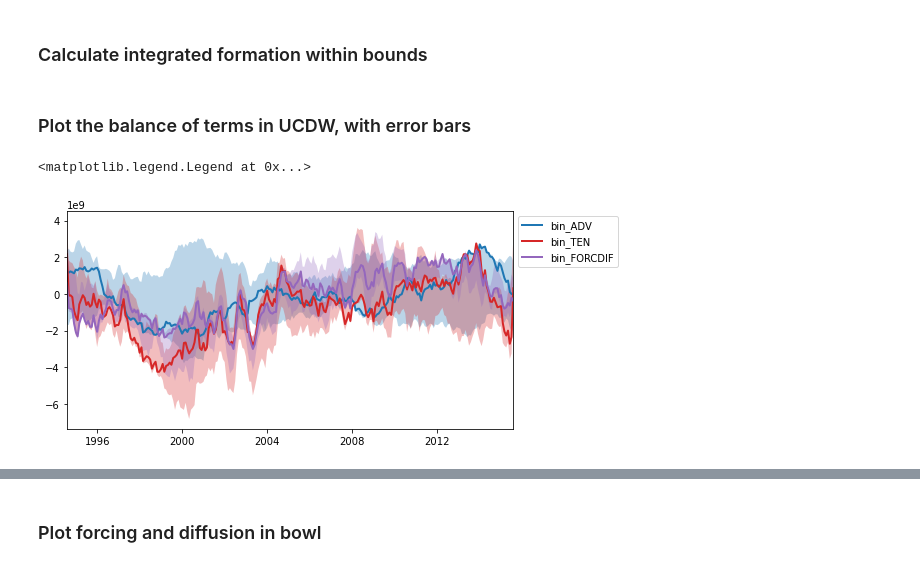
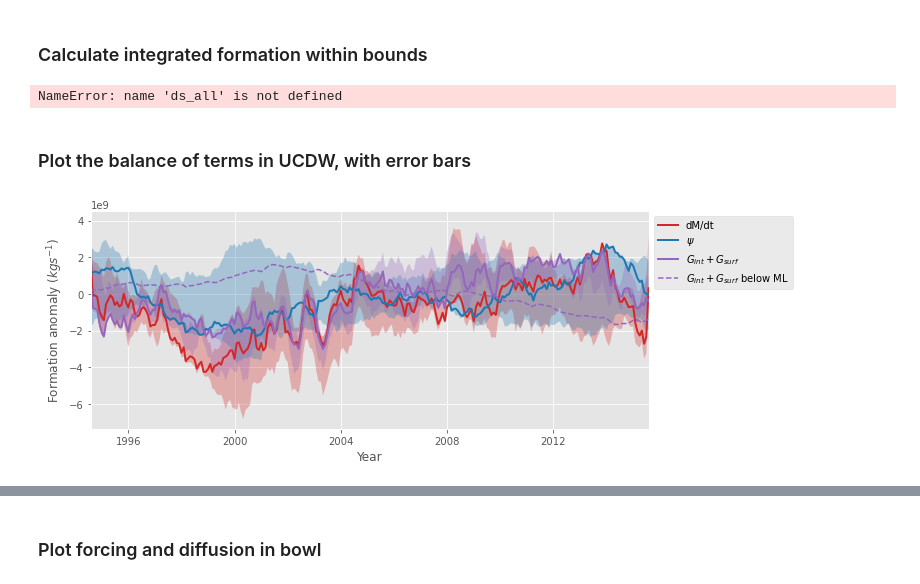
Before and after one commit to gmacgilchrist/so_decadal_variability, a Jupyter notebook: notebooks/ECCOv4r4/draw_ucdw.ipynb, the cells around one changed output, grey strips where cells are left out. Cells and saved outputs as stored; diff of their text form; code cells hidden in the pictures.

```diff
--- a/notebooks/ECCOv4r4/draw_ucdw.ipynb
+++ b/notebooks/ECCOv4r4/draw_ucdw.ipynb
@@ -9,8 +9,10 @@
 import xarray as xr
 import so_decadal_variability as so
 import matplotlib.pyplot as plt
+import matplotlib.pylab as plb
 import numpy as np
 import utils.operations as op
+plt.style.use('ggplot')
 # %%
 rootdir = '../../data/processed/ECCO/'
 regions = ['all','bowl']
@@ -34,8 +36,11 @@ terms = ['bin_ADV','bin_DIF','bin_FORC','bin_TEN','bin_FORCDIF']
 colors = {'bin_ADV':'tab:blue','bin_DIF':'tab:orange',
           'bin_FORC':'tab:green','bin_TEN':'tab:red',
           'bin_FORCDIF':'tab:purple'}
-terms_abbr = ['bin_ADV','bin_TEN','bin_FORCDIF']
-terms_bowl = ['bin_FORC','bin_DIF','bin_FORCDIF']
+names = {'bin_ADV':'$\psi$','bin_DIF':'$G_{int}$',
+          'bin_FORC':'$G_{surf}$','bin_TEN':'dM/dt',
+          'bin_FORCDIF':'$G_{int}+G_{surf}$'}
+terms_abbr = ['bin_TEN','bin_ADV','bin_FORCDIF']
+terms_bowl = ['bin_FORCDIF','bin_FORC','bin_DIF']
 linestyles = {'all':'-','bowl':'--'}
 # %% [markdown]
 #### Getting watermass boundaries
@@ -75,7 +112,7 @@ ax.autoscale(enable=True, axis='x', tight=True)
 ### Calculate integrated formation within bounds
 # %%
 # Find boundaries and center point of watermasses
-bins = np.concatenate(([ds_all['gamma_n'].min('gamma_n')],bounds,[ds_all['gamma_n'].max('gamma_n')]))
+bins = np.concatenate(([ds['all']['gamma_n'].min('gamma_n')],bounds,[ds['all']['gamma_n'].max('gamma_n')]))
 bins_c = 0.5*(bins[1:]+bins[:-1])
 # Set up empty datasets
 mns = {}
@@ -151,35 +188,45 @@ for region in regions:
         sts[region][term]=(['gamma_n_bins','time'],st)
         cts[region][term]=(['gamma_n_bins','time'],ct)
     # Assign coordinates of dataset
-    mns[region] = mns[region].assign_coords({'time':ds_all['time'],'gamma_n_bins':bins_c})
-    mxs[region] = mxs[region].assign_coords({'time':ds_all['time'],'gamma_n_bins':bins_c})
-    avs[region] = avs[region].assign_coords({'time':ds_all['time'],'gamma_n_bins':bins_c})
-    sts[region] = sts[region].assign_coords({'time':ds_all['time'],'gamma_n_bins':bins_c})
-    cts[region] = cts[region].assign_coords({'time':ds_all['time'],'gamma_n_bins':bins_c})
+    mns[region] = mns[region].assign_coords({'time':ds[region]['time'],'gamma_n_bins':bins_c})
+    mxs[region] = mxs[region].assign_coords({'time':ds[region]['time'],'gamma_n_bins':bins_c})
+    avs[region] = avs[region].assign_coords({'time':ds[region]['time'],'gamma_n_bins':bins_c})
+    sts[region] = sts[region].assign_coords({'time':ds[region]['time'],'gamma_n_bins':bins_c})
+    cts[region] = cts[region].assign_coords({'time':ds[region]['time'],'gamma_n_bins':bins_c})
 # In case temporary array with all iterations needs to be looked at more carefully
 t = xr.DataArray(tmp,
                  dims=['iteration','time'],
-                 coords={'iteration':np.arange(0,25),'time':ds_all['time']})
+                 coords={'iteration':np.arange(0,25),'time':ds[region]['time']})
+# %% [output]
+NameError: name 'ds_all' is not defined
 # %% [markdown]
 ### Plot the balance of terms in UCDW, with error bars
 # %%
 # Plot time-mean watermass transformation
 g = 3
-fig,ax = plt.subplots(figsize=(8,4))
-for term in terms_abbr:
+fig,ax = plt.subplots(figsize=(10,4))
+for term in terms_abbr[0:3]:
     if term=='bin_FORCDIF':
         region = 'bowl'
     else:
         region = 'all'
     x = cts[region]['time'].values
     y = cts[region][term].isel(gamma_n_bins=g)
     ymin = mns[region][term].isel(gamma_n_bins=g)
     ymax = mxs[region][term].isel(gamma_n_bins=g)
     ax.fill_between(x,ymin,ymax,
                     facecolor=colors[term], alpha=0.3, edgecolor='none')
-    ax.plot(x,y,label=term,color=colors[term],linewidth=2)
+    ax.plot(x,y,color=colors[term],label=names[term],linewidth=2)
+    if term=='bin_FORCDIF':
+        # Plot interior term too
+        y = (cts['all'][term] - cts['bowl'][term]).isel(gamma_n_bins=g)
+        ax.plot(x,y,color=colors[term],label=names[term]+' below ML',linestyle='--')
+
 ax.autoscale(enable=True, axis='x', tight=True)
 ax.legend(loc='upper left', bbox_to_anchor=(1, 1))
+ax.set_ylabel('Formation anomaly ($kgs^{-1}$)')
+ax.set_xlabel('Year')
+
+fig.savefig('../../figures/ECCO_wmf-ucdw_timeseries_dMdt-ADV-FORCDIF.png',dpi=300)
 # %% [output]
-<matplotlib.legend.Legend at 0x...>
-[figure, old version]
+[figure, new version]
```
Also changed, not shown: parts of 8 cells of this notebook, 17 other files.
